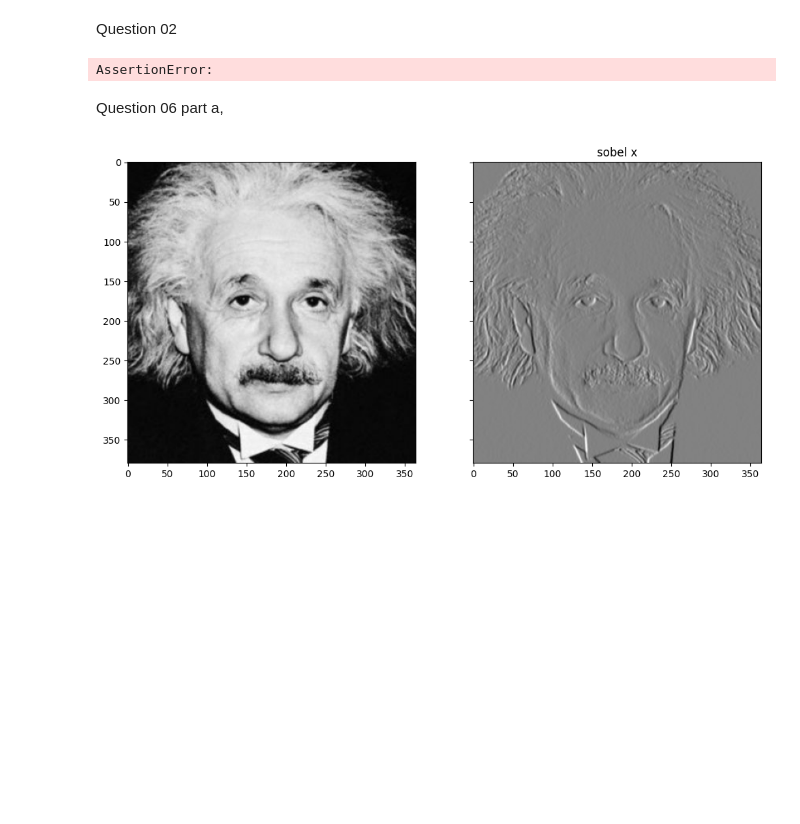
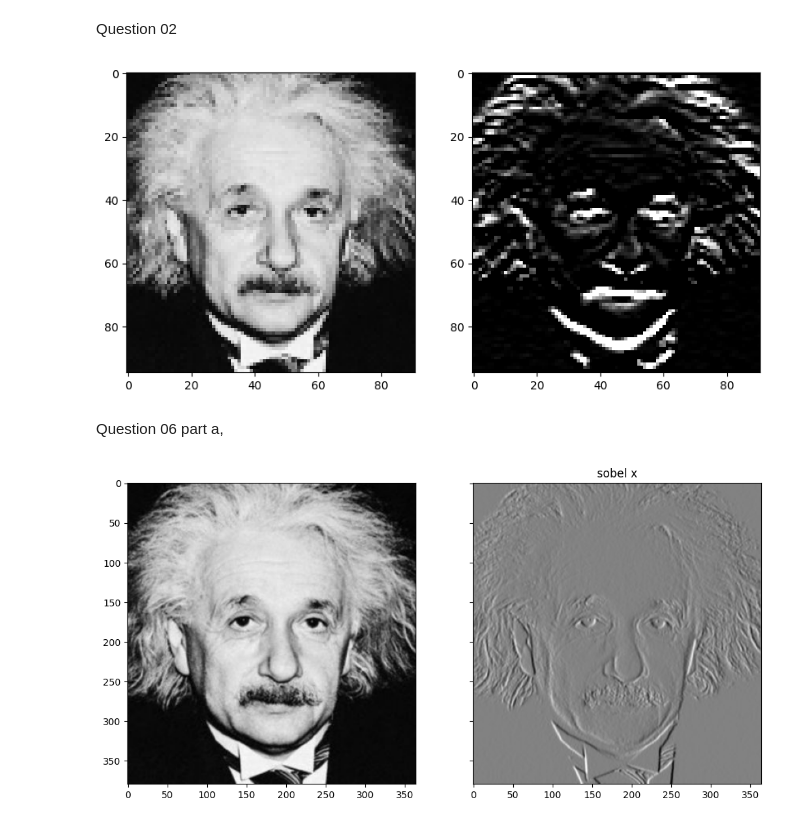
Before and after one commit to Dushanku/Assignment_001_EN5204, a Jupyter notebook: assignments001.ipynb, the cells around one changed output. Cells and saved outputs as stored; diff of their text form; code cells hidden in the pictures; blank space fills up the shorter version.

```diff
--- a/assignments001.ipynb
+++ b/assignments001.ipynb
@@ -22,21 +22,21 @@ Question 02
 # %%
 import cv2 as cv
 import numpy as np
 import matplotlib.pyplot as plt
 
-im = cv.imread ('images/einstein.jpg' ,cv.IMREAD_REDUCED_GRAYSCALE_4 )
+im = cv.imread ('images/einstein.png' ,cv.IMREAD_REDUCED_GRAYSCALE_4 )
 assert im is not None
 sobel_v = np.array([[-1,-2,-1],[0,0,0],[1,2,1]])
 result = cv.filter2D(im, -1, sobel_v)
 result = cv.normalize(result, result, 0, 255, cv.NORM_MINMAX, dtype=cv.CV_32F)
 
 
 fig, ax = plt.subplots(1,2, figsize=(10,20))
 ax[0].imshow(im, cmap='gray', vmin=0, vmax=255)
 ax[1].imshow(result, cmap='gray', vmin=0, vmax=255)
 plt.show()
 # %% [output]
-AssertionError:
+[figure, added]
 # %% [markdown]
 Question 06
 part a,
```
Also changed, not shown: parts of 4 cells of this notebook.
